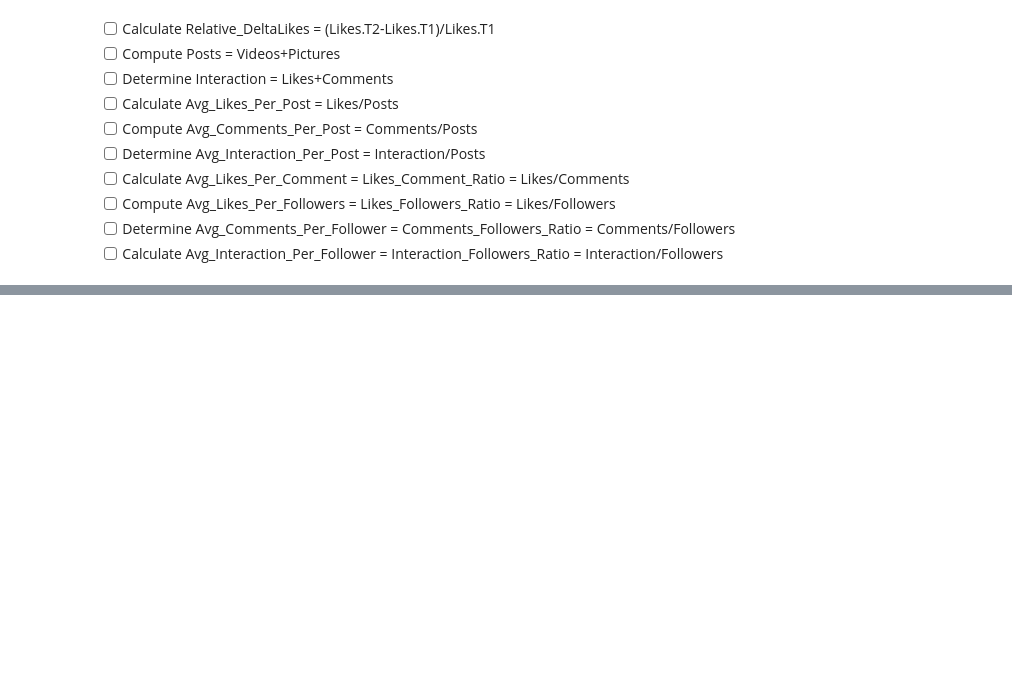
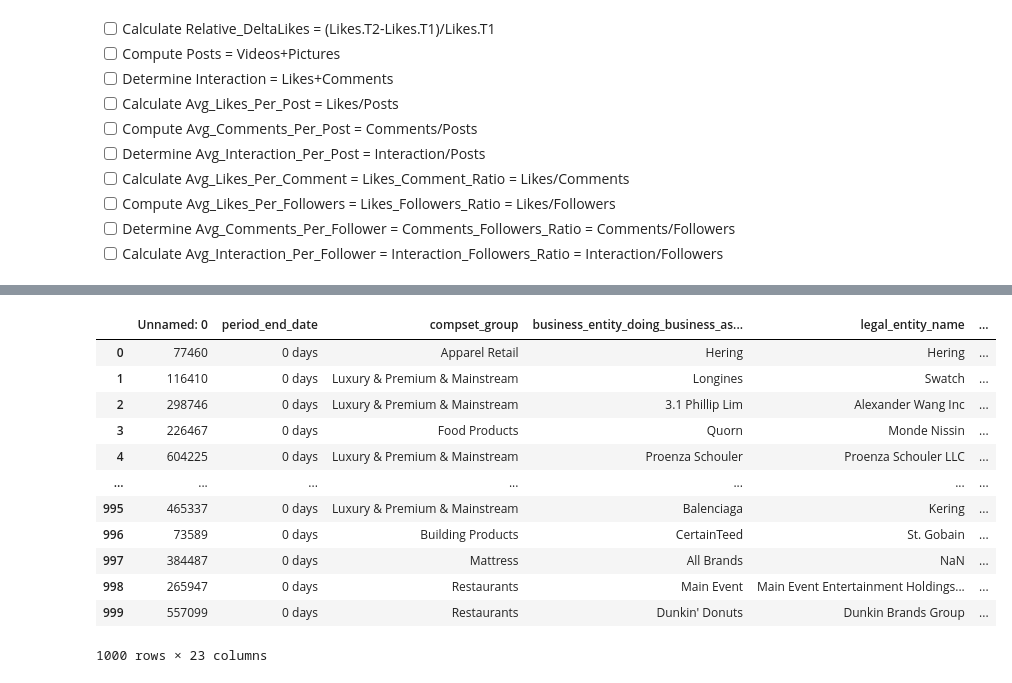
Before and after one commit to lerchal1/21_Datathon_2024, a Jupyter notebook: 2_FeatureAddition.ipynb, the cells around one changed output, grey strips where cells are left out. Cells and saved outputs as stored; diff of their text form; code cells hidden in the pictures; blank space fills up the shorter version.

Commit message:
started time delta

```diff
--- a/2_FeatureAddition.ipynb
+++ b/2_FeatureAddition.ipynb
@@ -61,12 +61,24 @@ df.head()
 # %%
 # Delta_likes_percentage #still working on it
-#Defining a continually updating dictionary ---> instead of nested for loops for computational efficiency [~450 unique values]
+#Defining a continually updating dictionary ---> instead of nested for loops for computational efficiency [~706 unique values]
 df['delta_likes'] = 0
 i = 0
-last_occurance = {} #stores index of last occurance of brand.
-#initializing dict
+brand_last_occurance = {} #stores index of last occurance of brand.
+# #initializing dict
+# unique_brands = df['business_entity_doing_business_as_name'].unique()
+# for brand in unique_brands:|
+#     last_occurance
+df_test = df[:5000]
+for index, row in df_test.iterrows():
+    brand_name = row['business_entity_doing_business_as_name']
+    if brand_name in list(brand_last_occurance.keys()):
+        row_of_last_occurance = df.iloc[brand_last_occurance[brand_name]]
 
-for row in df.iterrows():
+        print('---------------------------')
 
-
-    i += 1
+        df['delta_likes'] = pd.Timedelta(row['period_end_date']) - pd.Timedelta(row_of_last_occurance['period_end_date'])
+        print("last seen {} at index:{}".format(brand_name, brand_last_occurance[brand_name]))
+        print('current index:{}'.format(index))
+        brand_last_occurance[row['business_entity_doing_business_as_name']] = index
+    else:
+        brand_last_occurance[row['business_entity_doing_business_as_name']] = index
@@ -73,2 +103,18 @@ for row in df.iterrows():
+# %%
+df_test.head(1000)
+# %% [output]
+|  | Unnamed: 0 | period_end_date | compset_group | business_entity_doing_business_as... | legal_entity_name | ... |
+| 0 | 77460 | 0 days | Apparel Retail | Hering | Hering | ... |
+| 1 | 116410 | 0 days | Luxury & Premium & Mainstream | Longines | Swatch | ... |
+| 2 | 298746 | 0 days | Luxury & Premium & Mainstream | 3.1 Phillip Lim | Alexander Wang Inc | ... |
+| 3 | 226467 | 0 days | Food Products | Quorn | Monde Nissin | ... |
+| 4 | 604225 | 0 days | Luxury & Premium & Mainstream | Proenza Schouler | Proenza Schouler LLC | ... |
+| ... | ... | ... | ... | ... | ... | ... |
+| 995 | 465337 | 0 days | Luxury & Premium & Mainstream | Balenciaga | Kering | ... |
+| 996 | 73589 | 0 days | Building Products | CertainTeed | St. Gobain | ... |
+| 997 | 384487 | 0 days | Mattress | All Brands | NaN | ... |
+| 998 | 265947 | 0 days | Restaurants | Main Event | Main Event Entertainment Holdings... | ... |
+| 999 | 557099 | 0 days | Restaurants | Dunkin' Donuts | Dunkin Brands Group | ... |
+1000 rows × 23 columns
 # %%
 df.to_csv("data/Feature_data.csv", sep=";")
```
Also changed, not shown: parts of 2 cells of this notebook.
